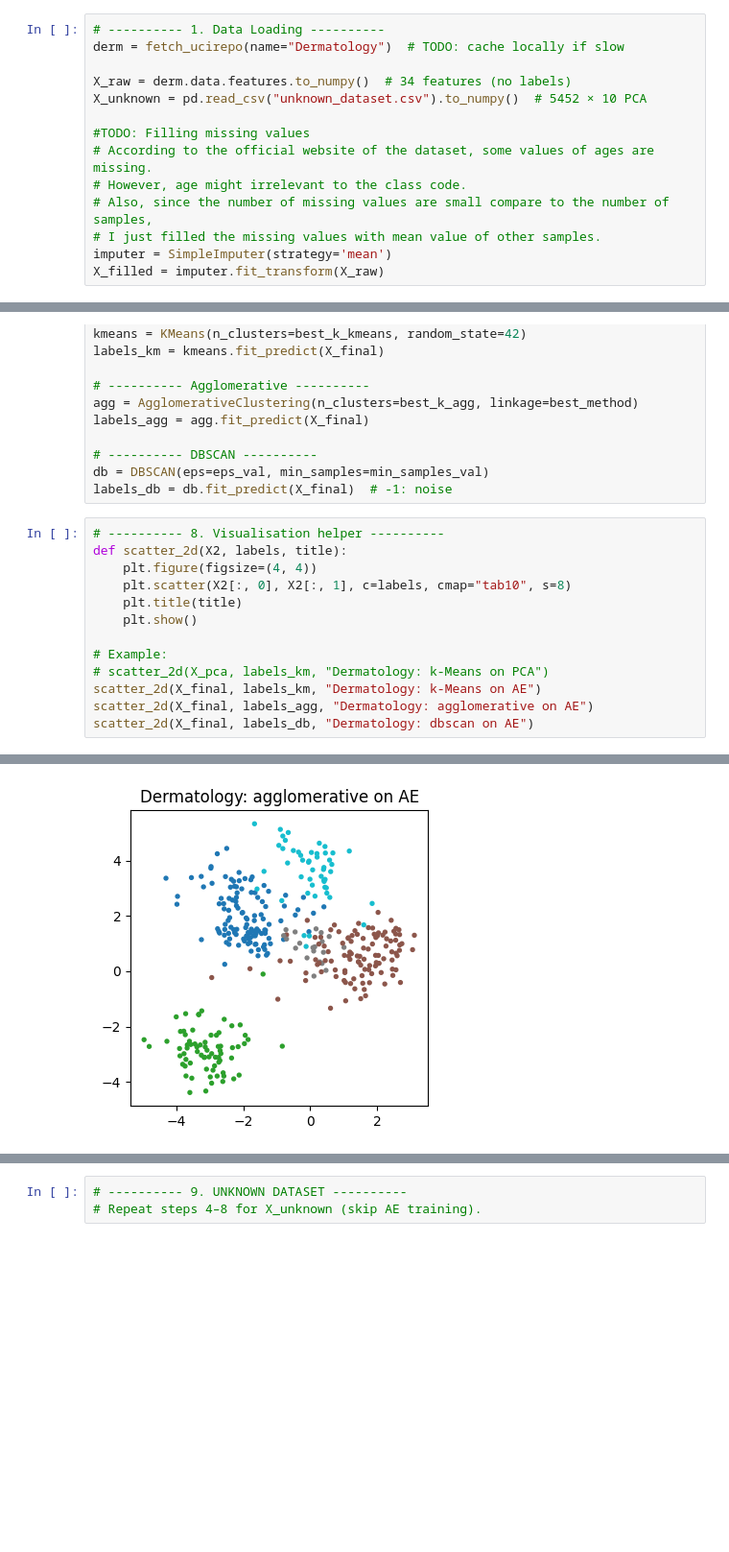
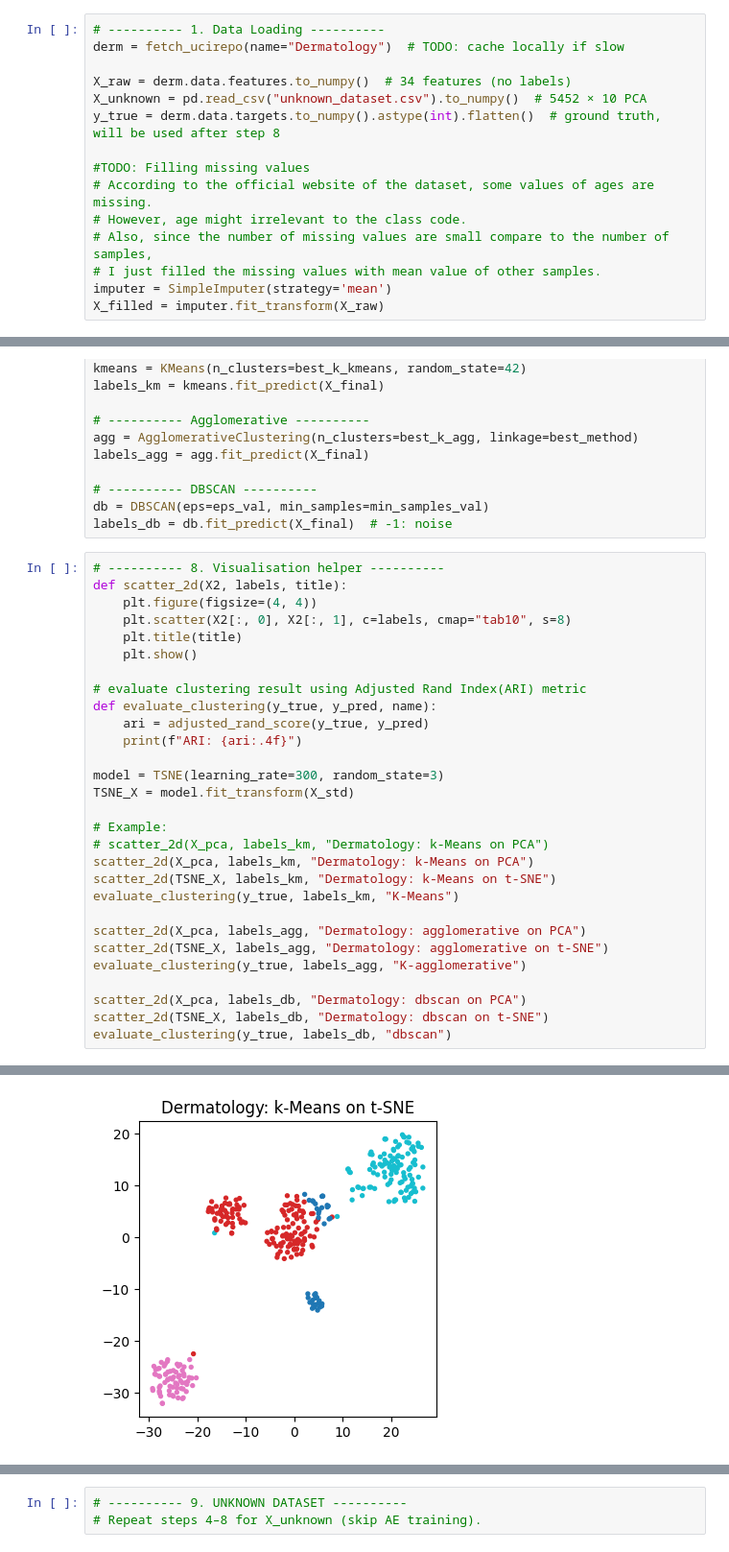
Before and after one commit to hanes1207/machine_learning_basics_and_practices, a Jupyter notebook: Assignment2/Task2.ipynb, the cells around one changed output, grey strips where cells are left out. Shown at 96% size. Cells and saved outputs as stored; diff of their text form; blank space fills up the shorter version.

```diff
--- a/Assignment2/Task2.ipynb
+++ b/Assignment2/Task2.ipynb
@@ -46,6 +49,7 @@ derm = fetch_ucirepo(name="Dermatology")  # TODO: cache locally if slow
 
 X_raw = derm.data.features.to_numpy()  # 34 features (no labels)
 X_unknown = pd.read_csv("unknown_dataset.csv").to_numpy()  # 5452 × 10 PCA
+y_true = derm.data.targets.to_numpy().astype(int).flatten()  # ground truth, will be used after step 8
 
 #TODO: Filling missing values
 # According to the official website of the dataset, some values of ages are missing.
@@ -422,9 +426,25 @@ def scatter_2d(X2, labels, title):
     plt.title(title)
     plt.show()
 
+# evaluate clustering result using Adjusted Rand Index(ARI) metric
+def evaluate_clustering(y_true, y_pred, name):
+    ari = adjusted_rand_score(y_true, y_pred)
+    print(f"ARI: {ari:.4f}")
+
+model = TSNE(learning_rate=300, random_state=3)
+TSNE_X = model.fit_transform(X_std)
+
 # Example:
 # scatter_2d(X_pca, labels_km, "Dermatology: k-Means on PCA")
-scatter_2d(X_final, labels_km, "Dermatology: k-Means on AE")
-scatter_2d(X_final, labels_agg, "Dermatology: agglomerative on AE")
-scatter_2d(X_final, labels_db, "Dermatology: dbscan on AE")
+scatter_2d(X_pca, labels_km, "Dermatology: k-Means on PCA")
+scatter_2d(TSNE_X, labels_km, "Dermatology: k-Means on t-SNE")
+evaluate_clustering(y_true, labels_km, "K-Means")
+
+scatter_2d(X_pca, labels_agg, "Dermatology: agglomerative on PCA")
+scatter_2d(TSNE_X, labels_agg, "Dermatology: agglomerative on t-SNE")
+evaluate_clustering(y_true, labels_agg, "K-agglomerative")
+
+scatter_2d(X_pca, labels_db, "Dermatology: dbscan on PCA")
+scatter_2d(TSNE_X, labels_db, "Dermatology: dbscan on t-SNE")
+evaluate_clustering(y_true, labels_db, "dbscan")
 # %% [output]
@@ -432 +452 @@ scatter_2d(X_final, labels_db, "Dermatology: dbscan on AE")
-[figure, old version]
+[figure, new version]
```
Also changed, not shown: parts of 8 cells of this notebook.
